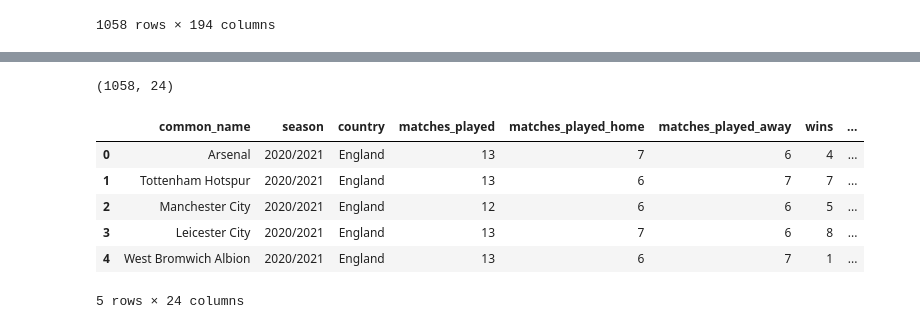
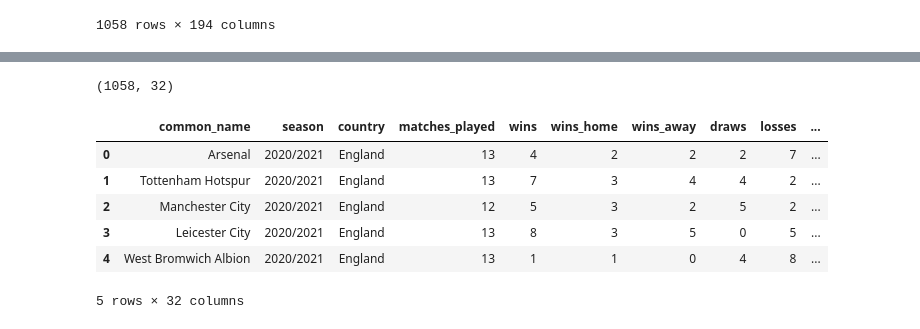
Before and after one commit to DavidChase88/Final_Project_Soccer, a Jupyter notebook: Soccer_data.ipynb, the cells around one changed output, grey strips where cells are left out. Saved outputs shown, nothing was run; the diff lists cells and outputs as text; code cells hidden in the pictures.

Commit message:
Revised to final list of columns

```diff
--- a/Soccer_data.ipynb
+++ b/Soccer_data.ipynb
@@ -70,11 +34,11 @@ soccer_df = soccer_data_df.drop(["team_name", "suspended_matches", "draws_home",
                                  "minutes_per_goal_conceded_home", "minutes_per_goal_conceded_away",
                                  "clean_sheets", "clean_sheets_home", "clean_sheets_away", "btts_count",
                                  "btts_count_home", "btts_count_away", "fts_count", "fts_count_home",
-                                 "fts_count_away", "first_team_to_score_count", "first_team_to_score_count_home"
-                                 , "first_team_to_score_count_away", "corners_total", "corners_total_home",
+                                 "fts_count_away", "first_team_to_score_count", "first_team_to_score_count_home",
+                                 "first_team_to_score_count_away", "corners_total_home",
                                  "corners_total_away", "cards_total", "cards_total_home", "cards_total_away",
-                                 "average_possession", "average_possession_home", "average_possession_away",
-                                 "shots_home", "shots_away", "shots_on_target", "shots_on_target_home",
+                                 "average_possession_home", "average_possession_away",
+                                 "shots_home", "shots_away", "shots_on_target_home",
                                  "shots_on_target_away", "shots_off_target", "shots_off_target_home",
                                  "shots_off_target_away", "fouls_home", "fouls_away", "goals_scored_half_time",
                                  "goals_scored_half_time_home", "goals_scored_half_time_away",
@@ -84,56 +48,56 @@ soccer_df = soccer_data_df.drop(["team_name", "suspended_matches", "draws_home",
                                  "leading_at_half_time", "leading_at_half_time_home", "leading_at_half_time_away",
                                  "draw_at_half_time", "draw_at_half_time_home", "draw_at_half_time_away",
                                  "losing_at_half_time", "losing_at_half_time_home", "losing_at_half_time_away",
-                                 "points_per_game_half_time", "points_per_game_half_time_home",
                                  "points_per_game_half_time_away", "average_total_goals_per_match",
                                  "average_total_goals_per_match_home","average_total_goals_per_match_away",
                                  "goals_scored_per_match_home", "goals_scored_per_match_away",
                                  "goals_conceded_per_match_home", "goals_conceded_per_match_away",
                                  "total_goals_per_match_half_time", "total_goals_per_match_half_time_home",
                                  "total_goals_per_match_half_time_away", "goals_scored_per_match_half_time",
                                  "goals_scored_per_match_half_time_home", "goals_scored_per_match_half_time_away",
-                                 "goals_conceded_per_match_half_time","goals_conceded_per_match_half_time_home",
+                                 "goals_conceded_per_match_half_time_home",
                                  "goals_conceded_per_match_half_time_away", "win_percentage",
                                  "win_percentage_home", "win_percentage_away", "home_advantage_percentage",
-                                 "clean_sheet_percentage", "clean_sheet_percentage_home", "clean_sheet_percentage_away"
-                                 , "btts_percentage", "btts_percentage_home", "btts_percentage_away",
-                                 "fts_percentage", "fts_percentage_home", "fts_percentage_away",
-                                 "first_team_to_score_percentage", "first_team_to_score_percentage_home",
+                                 "clean_sheet_percentage_home", "clean_sheet_percentage_away",
+                                 "btts_percentage", "btts_percentage_home", "btts_percentage_away",
+                                 "fts_percentage_home", "fts_percentage_away",
+                                 "first_team_to_score_percentage_home",
                                  "first_team_to_score_percentage_away", "clean_sheet_half_time",
                                  "clean_sheet_half_time_home", "clean_sheet_half_time_away",
-                                 "clean_sheet_half_time_percentage", "clean_sheet_half_time_percentage_home",
+                                 "clean_sheet_half_time_percentage",
                                  "clean_sheet_half_time_percentage_away", "fts_half_time", "fts_half_time_home",
-                                 "fts_half_time_away", "fts_half_time_percentage", "fts_half_time_percentage_home",
-                                 "fts_half_time_percentage_away", "btts_half_time", "btts_half_time_home",
-                                 "btts_half_time_away", "btts_half_time_percentage", "btts_half_time_percentage_home"
-                                 , "btts_half_time_percentage_away", "leading_at_half_time_percentage",
-                                 "leading_at_half_time_percentage_home", "leading_at_half_time_percentage_away",
+                                 "fts_half_time_away", "btts_half_time", "btts_half_time_home",
+                                 "btts_half_time_away", "btts_half_time_percentage_home",
+                                 "btts_half_time_percentage_away","leading_at_half_time_percentage_away",
                                  "draw_at_half_time_percentage", "draw_at_half_time_percentage_home",
-                                 "draw_at_half_time_percentage_away", "losing_at_half_time_percentage",
+                                 "draw_at_half_time_percentage_away",
                                  "losing_at_half_time_percentage_home", "losing_at_half_time_percentage_away",
                                  "corners_per_match_home", "corners_per_match_away", "cards_per_match_home",
                                  "cards_per_match_away", "xg_for_avg_overall", "xg_for_avg_home",
                                  "xg_for_avg_away", "xg_against_avg_overall", "xg_against_avg_home",
                                  "xg_against_avg_away", "prediction_risk", "goals_scored_min_0_to_10",
                                  "goals_scored_min_11_to_20", "goals_scored_min_21_to_30",
                                  "goals_scored_min_31_to_40", "goals_scored_min_41_to_50",
                                  "goals_scored_min_51_to_60", "goals_scored_min_61_to_70",
                                  "goals_scored_min_71_to_80", "goals_scored_min_81_to_90",
                                  "goals_conceded_min_0_to_10", "goals_conceded_min_11_to_20",
                                  "goals_conceded_min_21_to_30", "goals_conceded_min_31_to_40",
                                  "goals_conceded_min_41_to_50", "goals_conceded_min_51_to_60",
                                  "goals_conceded_min_61_to_70", "goals_conceded_min_71_to_80",
                                  "goals_conceded_min_81_to_90", "draw_percentage_overall",
                                  "draw_percentage_home", "draw_percentage_away", "loss_percentage_ovearll",
-                                 "loss_percentage_home", "loss_percentage_away"], axis=1)
+                                 "loss_percentage_home", "loss_percentage_away", "matches_played_home", "matches_played_away",
+                                 "goals_scored_home", "goals_scored_away", "points_per_game_half_time_home",
+                                 "fts_half_time_percentage_home", "fts_half_time_percentage_away", "leading_at_half_time_percentage_home",
+                                 "btts_half_time_percentage"], axis=1)
 print(soccer_df.shape)
 soccer_df.head(5)
 # %% [output]
-(1058, 24)
+(1058, 32)
-|  | common_name | season | country | matches_played | matches_played_home | matches_played_away | wins | ... |
-| 0 | Arsenal | 2020/2021 | England | 13 | 7 | 6 | 4 | ... |
-| 1 | Tottenham Hotspur | 2020/2021 | England | 13 | 6 | 7 | 7 | ... |
-| 2 | Manchester City | 2020/2021 | England | 12 | 6 | 6 | 5 | ... |
-| 3 | Leicester City | 2020/2021 | England | 13 | 7 | 6 | 8 | ... |
-| 4 | West Bromwich Albion | 2020/2021 | England | 13 | 6 | 7 | 1 | ... |
+|  | common_name | season | country | matches_played | wins | wins_home | wins_away | draws | losses | ... |
+| 0 | Arsenal | 2020/2021 | England | 13 | 4 | 2 | 2 | 2 | 7 | ... |
+| 1 | Tottenham Hotspur | 2020/2021 | England | 13 | 7 | 3 | 4 | 4 | 2 | ... |
+| 2 | Manchester City | 2020/2021 | England | 12 | 5 | 3 | 2 | 5 | 2 | ... |
+| 3 | Leicester City | 2020/2021 | England | 13 | 8 | 3 | 5 | 0 | 5 | ... |
+| 4 | West Bromwich Albion | 2020/2021 | England | 13 | 1 | 1 | 0 | 4 | 8 | ... |
-5 rows × 24 columns
+5 rows × 32 columns
```
Also changed, not shown: parts of 8 cells of this notebook.
